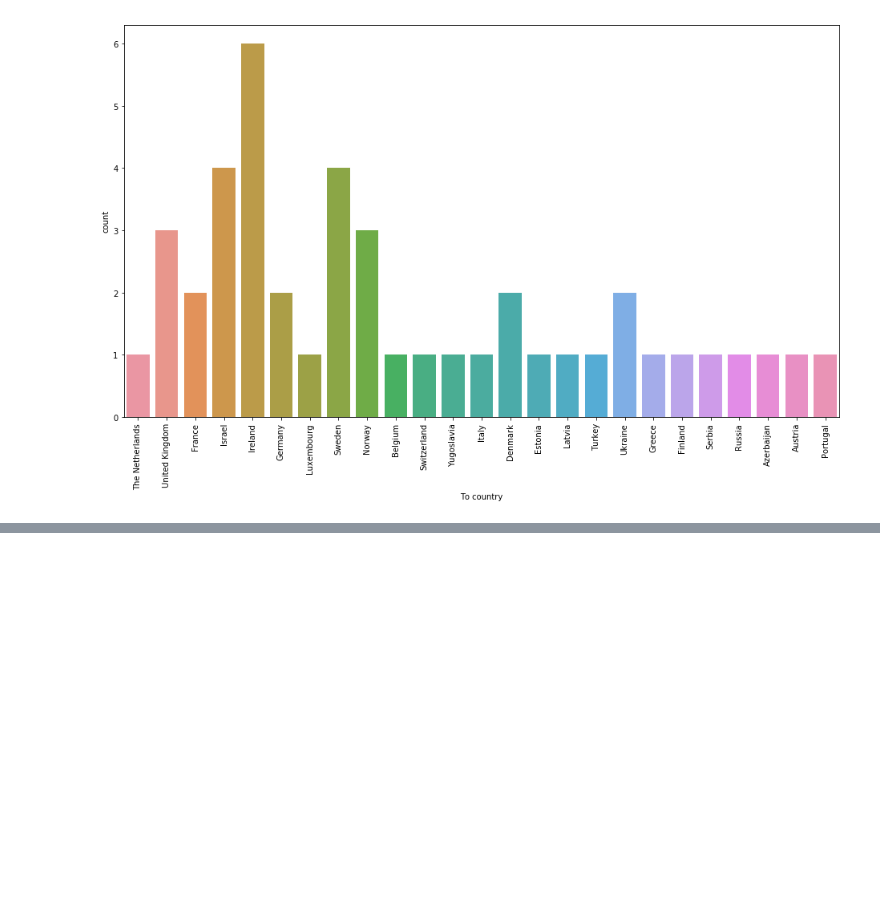
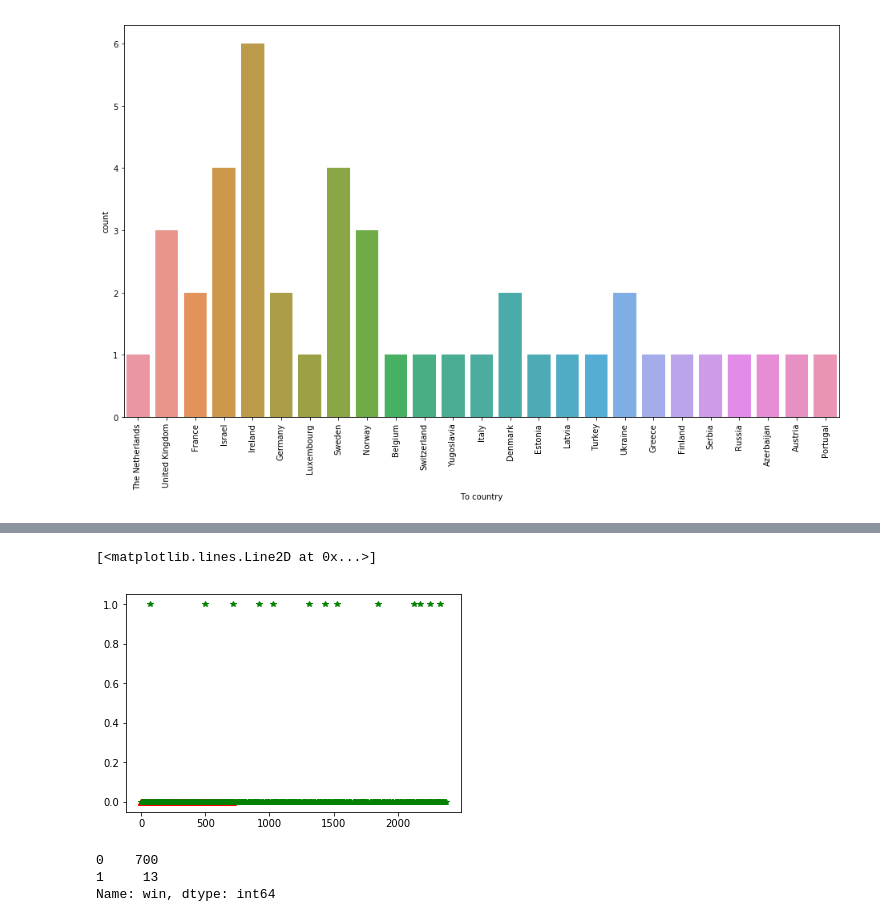
Before and after one commit to robineriksson/ESC_predictor, a Jupyter notebook: NOTEBOOKS/exploration.ipynb, the cells around one changed output, grey strips where cells are left out. Saved outputs shown, nothing was run; the diff lists cells and outputs as text; code cells hidden in the pictures; blank space fills up the shorter version.

Commit message:
simple predictor!

```diff
--- a/NOTEBOOKS/exploration.ipynb
+++ b/NOTEBOOKS/exploration.ipynb
@@ -227,0 +262,19 @@ pass
+# %%
+years = np.array(winners.Year)
+win = np.zeros(len(years)*countries.shape[0])
+
+# for each year, we want the countries
+year_rep = np.repeat(years, countries.shape[0])
+countries_tile = np.tile(countries.index,len(years))
+
+winData = pd.DataFrame(data={"year":year_rep, "country_id": countries_tile, "win":win},
+                       dtype="int32")
+
+year_country_id = winners.join(countries.set_index("name"), on="To country")[["Year","country_id"]]
+# %%
+# iterate over each years winner
+
+for index in range(year_country_id.shape[0]):
+    year, country_id = year_country_id.iloc[index,:]
+    # and say if the country won or not!
+    winData.loc[(winData.country_id == country_id) & (winData.year == year), "win"] = 1
@@ -227,0 +295,13 @@ pass
+# %%
+X_train, X_test, y_train, y_test = train_test_split(winData.drop(columns=["win"]),
+                                                   winData.win, random_state=42,
+                                                   test_size=0.3, stratify=winData.win)
+# %%
+# design model
+model = LogisticRegression()
+
+# fit model
+model.fit(X_train,y_train)
+
+# predict with model
+y_pred = model.predict(X_test)
@@ -227,0 +405,13 @@ pass
+# %%
+plt.plot(y_pred,'r^')
+plt.plot(y_test,'g*')
+# %% [output]
+[<matplotlib.lines.Line2D at 0x...>]
+[figure, added]
+# %%
+y_pred.
+value_counts()
+# %% [output]
+0    700
+1     13
+Name: win, dtype: int64
```
Also changed, not shown: parts of 15 cells of this notebook.
